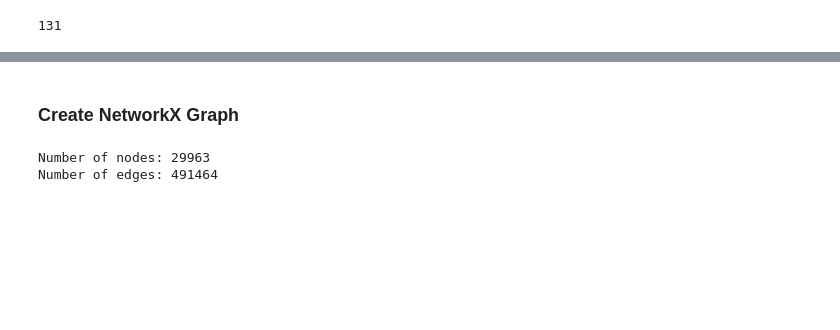
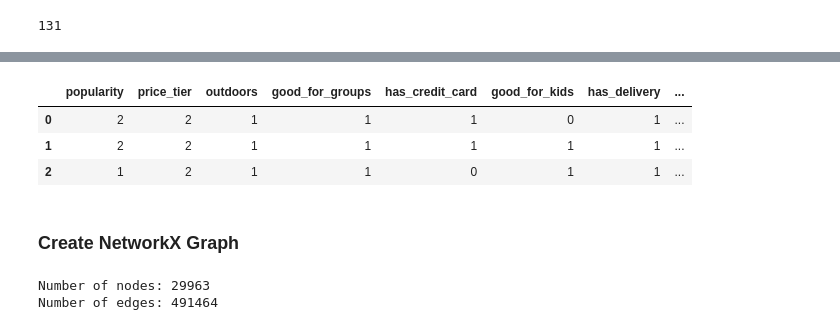
Before and after one commit to OktarianTB/predicting-business-popularity, a Jupyter notebook: restaurants_network/generate_network_graph.ipynb, the cells around one changed output, grey strips where cells are left out. Saved outputs shown, nothing was run; the diff lists cells and outputs as text; code cells hidden in the pictures; blank space fills up the shorter version.

```diff
--- a/restaurants_network/generate_network_graph.ipynb
+++ b/restaurants_network/generate_network_graph.ipynb
@@ -75,0 +222,7 @@ restaurants_df = restaurants_df[restaurants_df['stars'].notna()]
+# %%
+baseline_df.head(3)
+# %% [output]
+|  | popularity | price_tier | outdoors | good_for_groups | has_credit_card | good_for_kids | has_delivery | ... |
+| 0 | 2 | 2 | 1 | 1 | 1 | 0 | 1 | ... |
+| 1 | 2 | 2 | 1 | 1 | 1 | 1 | 1 | ... |
+| 2 | 1 | 2 | 1 | 1 | 0 | 1 | 1 | ... |
```
Also changed, not shown: parts of 33 cells of this notebook, 7 other files.
